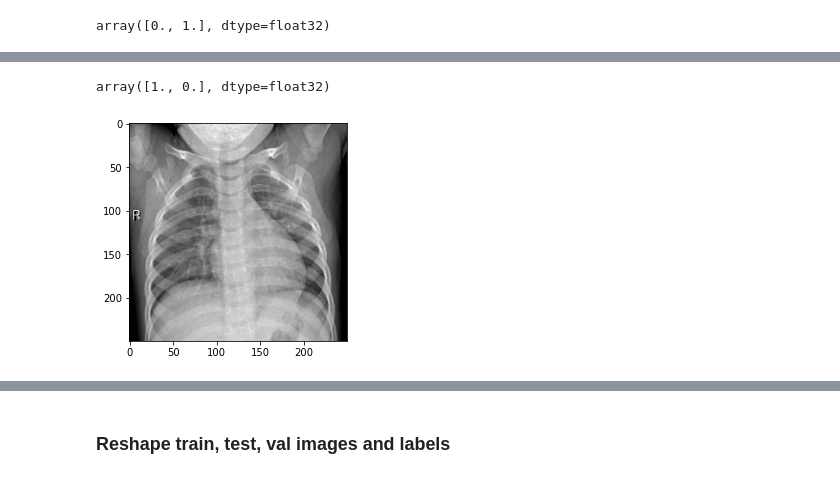
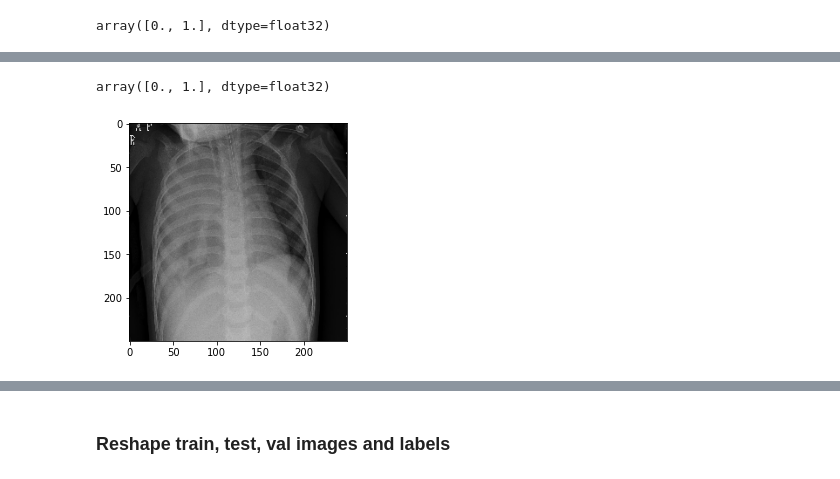
Before and after one commit to hannah-schurman/pneumonia-image-classification, a Jupyter notebook: pneumonia-image-classification.ipynb, the cells around one changed output, grey strips where cells are left out. Cells and saved outputs as stored; diff of their text form; code cells hidden in the pictures.

```diff
--- a/pneumonia-image-classification.ipynb
+++ b/pneumonia-image-classification.ipynb
@@ -176,7 +190,8 @@ array([0., 1.], dtype=float32)
 # %%
 # sample image from the train set of pneumonia x-ray
-plt.imshow(train_images[0])
-train_labels[0]
+
+plt.imshow(train_images[5])
+train_labels[5]
 # %% [output]
-array([1., 0.], dtype=float32)
+array([0., 1.], dtype=float32)
-[figure, old version]
+[figure, new version]
```
Also changed, not shown: parts of 37 cells of this notebook, 1 other file.
